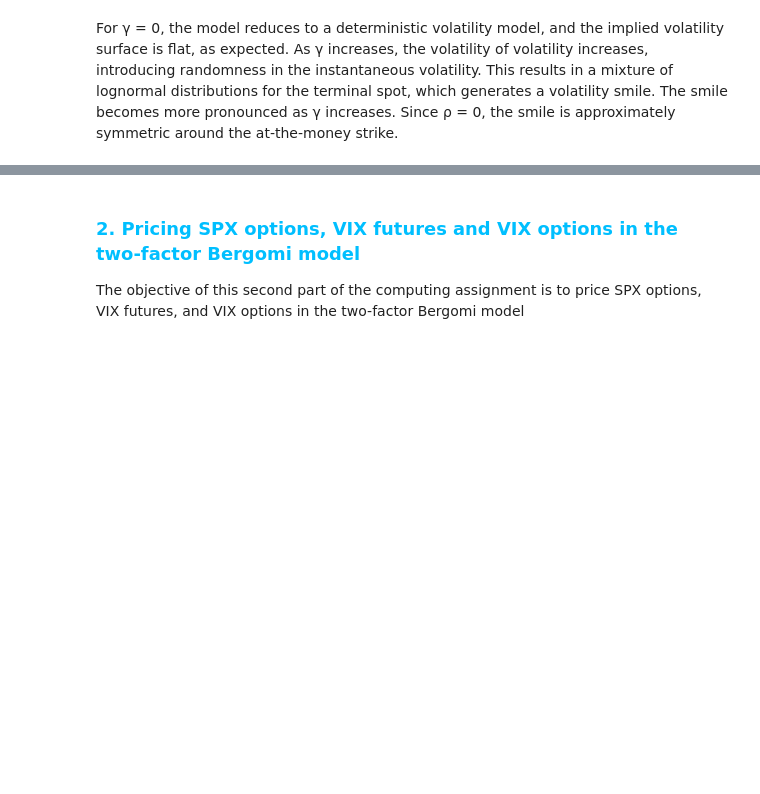
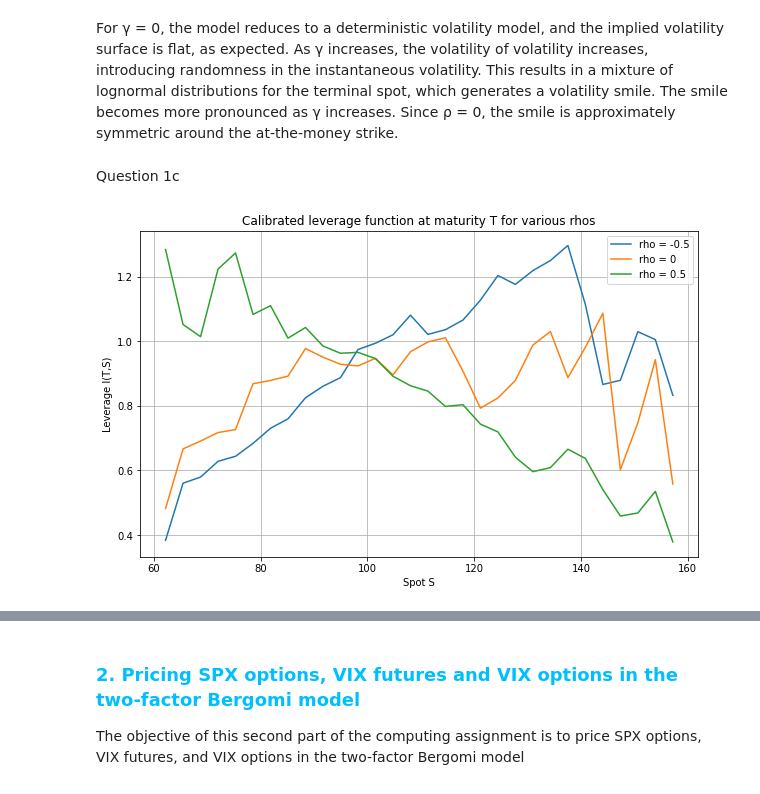
Before and after one commit to Julien-website/Stochastic_Loc_Vol_Project, a Jupyter notebook: ComputingAssignment - AdvancedCalibrationMethodsAndVixDerivatives.ipynb, the cells around one changed output, grey strips where cells are left out. Cells and saved outputs as stored; diff of their text form; code cells hidden in the pictures; blank space fills up the shorter version.

```diff
--- a/ComputingAssignment - AdvancedCalibrationMethodsAndVixDerivatives.ipynb
+++ b/ComputingAssignment - AdvancedCalibrationMethodsAndVixDerivatives.ipynb
@@ -706,3 +706,37 @@ As γ increases, the volatility of volatility increases, introducing randomness
 This results in a mixture of lognormal distributions for the terminal spot, which generates a volatility smile.
 The smile becomes more pronounced as γ increases.
 Since ρ = 0, the smile is approximately symmetric around the at-the-money strike.
+# %% [markdown]
+Question 1c
+# %%
+gamma = 0.5
+kappa = 1
+# %%
+rhos = [-0.5, 0, 0.5]
+
+plt.figure(figsize=(10, 6))
+
+for r in rhos:
+    l_values = calibrate_leverage(
+        gamma,
+        t,
+        grid,
+        S0,
+        Y0,
+        sigma0,
+        r,
+        kappa = 1,
+        N=1000,
+        T=1
+    )
+
+    plt.plot(grid[-1], l_values[-1], label=f"rho = {r}")
+
+plt.xlabel("Spot S")
+plt.ylabel("Leverage l(T,S)")
+plt.title("Calibrated leverage function at maturity T for various rhos")
+plt.legend()
+plt.grid(True)
+plt.show()
+# %% [output]
+[figure, added]
```
Also changed, not shown: parts of 12 cells of this notebook.
